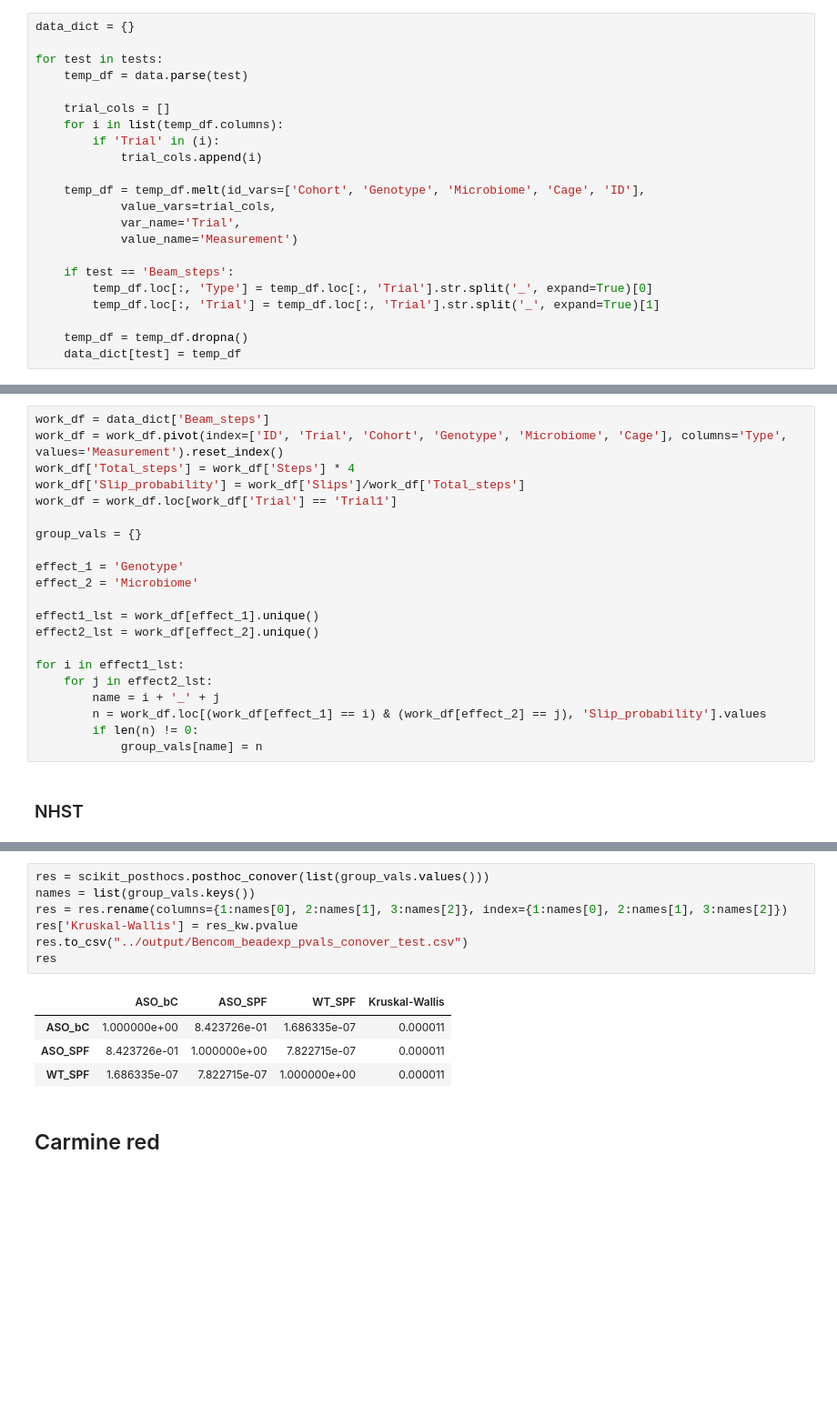
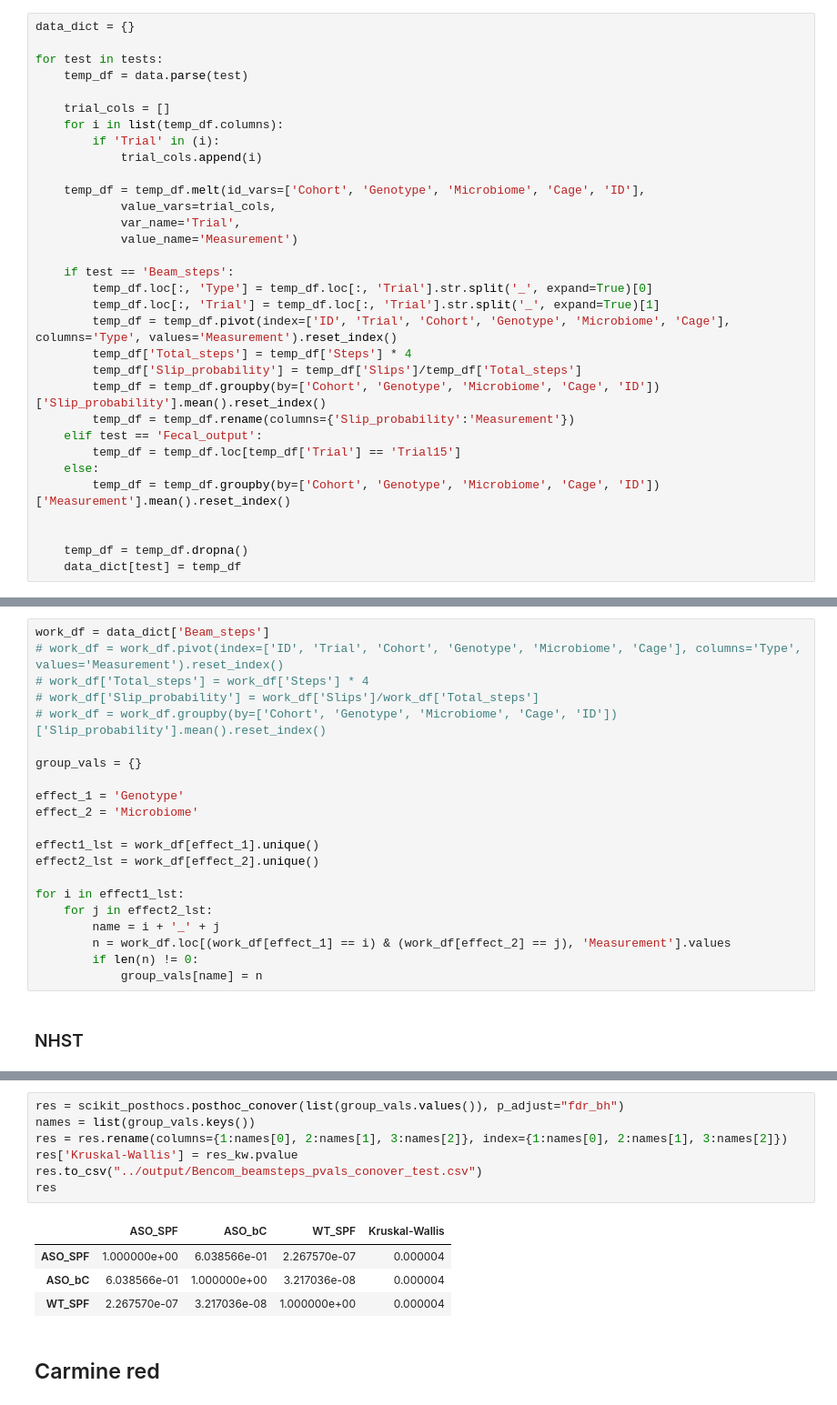
Before and after one commit to anamois/amoiseyenko2025, a Jupyter notebook: notebooks/Bencom_motor_analysis.ipynb, the cells around one changed output, grey strips where cells are left out. Shown at 91% size. Saved outputs shown, nothing was run; the diff lists cells and outputs as text; blank space fills up the shorter version.

```diff
--- a/notebooks/Bencom_motor_analysis.ipynb
+++ b/notebooks/Bencom_motor_analysis.ipynb
@@ -60,6 +60,16 @@ for test in tests:
     if test == 'Beam_steps':
         temp_df.loc[:, 'Type'] = temp_df.loc[:, 'Trial'].str.split('_', expand=True)[0]
         temp_df.loc[:, 'Trial'] = temp_df.loc[:, 'Trial'].str.split('_', expand=True)[1]
+        temp_df = temp_df.pivot(index=['ID', 'Trial', 'Cohort', 'Genotype', 'Microbiome', 'Cage'], columns='Type', values='Measurement').reset_index()
+        temp_df['Total_steps'] = temp_df['Steps'] * 4
+        temp_df['Slip_probability'] = temp_df['Slips']/temp_df['Total_steps']
+        temp_df = temp_df.groupby(by=['Cohort', 'Genotype', 'Microbiome', 'Cage', 'ID'])['Slip_probability'].mean().reset_index()
+        temp_df = temp_df.rename(columns={'Slip_probability':'Measurement'})
+    elif test == 'Fecal_output':
+        temp_df = temp_df.loc[temp_df['Trial'] == 'Trial15']
+    else:
+        temp_df = temp_df.groupby(by=['Cohort', 'Genotype', 'Microbiome', 'Cage', 'ID'])['Measurement'].mean().reset_index()
+
 
     temp_df = temp_df.dropna()
     data_dict[test] = temp_df
@@ -424,10 +416,10 @@ res
 ## Beam steps/slips
 # %%
 work_df = data_dict['Beam_steps']
-work_df = work_df.pivot(index=['ID', 'Trial', 'Cohort', 'Genotype', 'Microbiome', 'Cage'], columns='Type', values='Measurement').reset_index()
-work_df['Total_steps'] = work_df['Steps'] * 4
-work_df['Slip_probability'] = work_df['Slips']/work_df['Total_steps']
-work_df = work_df.loc[work_df['Trial'] == 'Trial1']
+# work_df = work_df.pivot(index=['ID', 'Trial', 'Cohort', 'Genotype', 'Microbiome', 'Cage'], columns='Type', values='Measurement').reset_index()
+# work_df['Total_steps'] = work_df['Steps'] * 4
+# work_df['Slip_probability'] = work_df['Slips']/work_df['Total_steps']
+# work_df = work_df.groupby(by=['Cohort', 'Genotype', 'Microbiome', 'Cage', 'ID'])['Slip_probability'].mean().reset_index()
 
 group_vals = {}
 
@@ -440,7 +432,7 @@ effect2_lst = work_df[effect_2].unique()
 for i in effect1_lst:
     for j in effect2_lst:
         name = i + '_' + j
-        n = work_df.loc[(work_df[effect_1] == i) & (work_df[effect_2] == j), 'Slip_probability'].values
+        n = work_df.loc[(work_df[effect_1] == i) & (work_df[effect_2] == j), 'Measurement'].values
         if len(n) != 0:
             group_vals[name] = n
 # %% [markdown]
@@ -453,15 +445,15 @@ KruskalResult(statistic=np.float64(22.74821132624602), pvalue=np.float64(1.14891
 # %%
-res = scikit_posthocs.posthoc_conover(list(group_vals.values()))
+res = scikit_posthocs.posthoc_conover(list(group_vals.values()), p_adjust="fdr_bh")
 names = list(group_vals.keys())
 res = res.rename(columns={1:names[0], 2:names[1], 3:names[2]}, index={1:names[0], 2:names[1], 3:names[2]})
 res['Kruskal-Wallis'] = res_kw.pvalue
-res.to_csv("../output/Bencom_beadexp_pvals_conover_test.csv")
+res.to_csv("../output/Bencom_beamsteps_pvals_conover_test.csv")
 res
 # %% [output]
-|  | ASO_bC | ASO_SPF | WT_SPF | Kruskal-Wallis |
-| ASO_bC | 1.000000e+00 | 8.423726e-01 | 1.686335e-07 | 0.000011 |
-| ASO_SPF | 8.423726e-01 | 1.000000e+00 | 7.822715e-07 | 0.000011 |
-| WT_SPF | 1.686335e-07 | 7.822715e-07 | 1.000000e+00 | 0.000011 |
+|  | ASO_SPF | ASO_bC | WT_SPF | Kruskal-Wallis |
+| ASO_SPF | 1.000000e+00 | 6.038566e-01 | 2.267570e-07 | 0.000004 |
+| ASO_bC | 6.038566e-01 | 1.000000e+00 | 3.217036e-08 | 0.000004 |
+| WT_SPF | 2.267570e-07 | 3.217036e-08 | 1.000000e+00 | 0.000004 |
 # %% [markdown]
 ## Carmine red
 # %%
```
Also changed, not shown: parts of 24 cells of this notebook, 49 other files.
